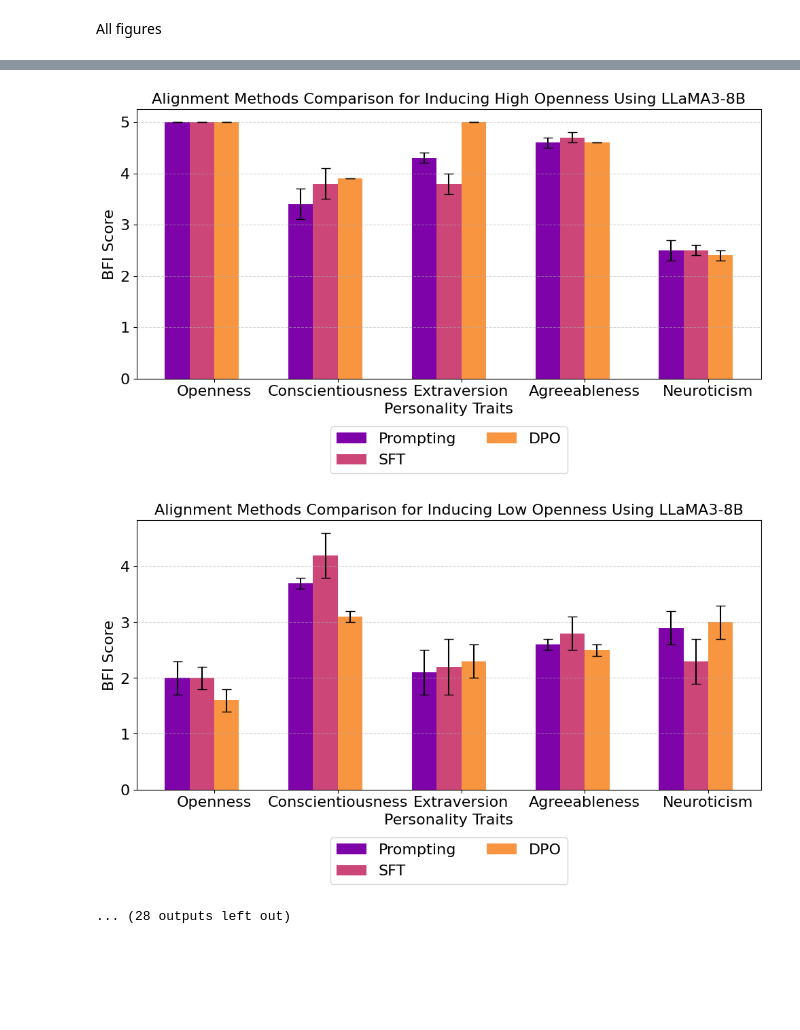
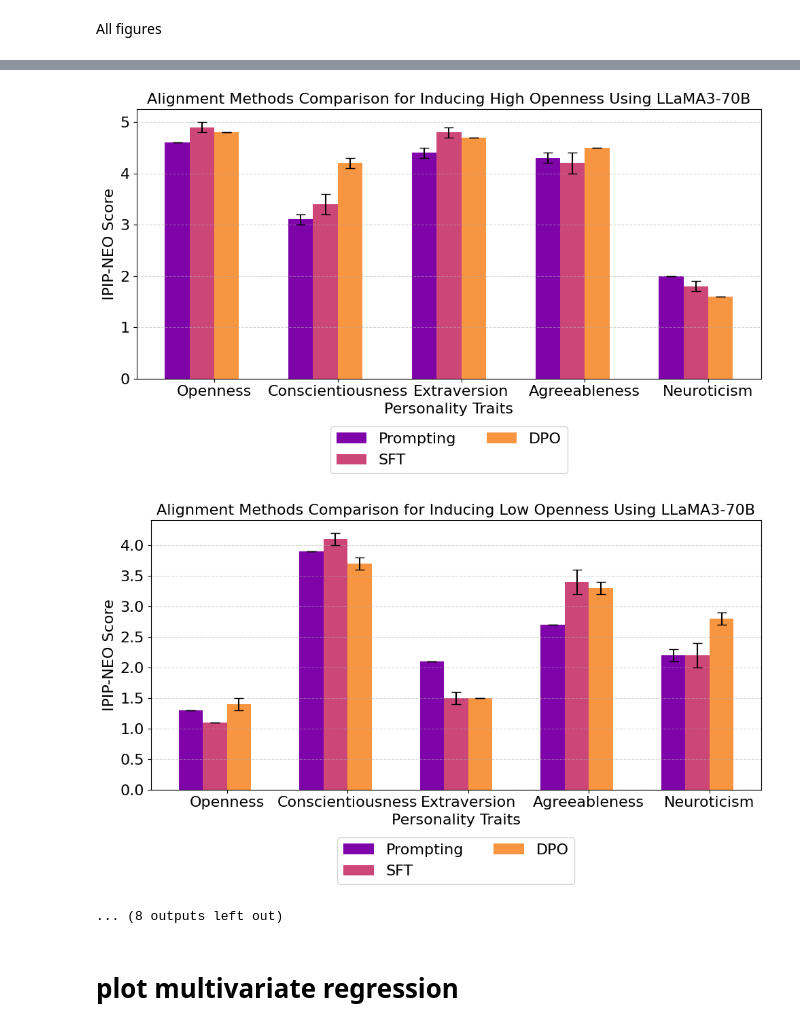
Before and after one commit to wenkai-li/llm_personality, a Jupyter notebook: evaluation/PsychoBench/plot.ipynb, the cells around one changed output, grey strips where cells are left out. Drawn from its saved outputs; the diff is of its cells as text; code cells hidden in the pictures; blank space fills up the shorter version.

```diff
--- a/evaluation/PsychoBench/plot.ipynb
+++ b/evaluation/PsychoBench/plot.ipynb
@@ -243,7 +243,8 @@ def set_ith_char(string, index, new_char):
 
 # Data values for each method
 questionnaires = ["BFI", "IPIP-NEO"]
-models = [("llama3_70b", "LLaMA3-70B"), ("llama3_8b", "LLaMA3-8B")]
+# models = [("llama3_70b", "LLaMA3-70B"), ("llama3_8b", "LLaMA3-8B")]
+models = [("llama3_70b", "LLaMA3-70B")]
 labels = ['Openness', 'Conscientiousness', 'Extraversion', 'Agreeableness', 'Neuroticism']
 description_modes = [(set_ith_char("xxxxx", idx_1, str(idx_2)), f"{level} {label}") for idx_1, label in enumerate(labels) for idx_2, level in enumerate(['High', 'Low'])]
 
@@ -256,14 +257,14 @@ for questionnaire in questionnaires:
             patterns = ['/', '\\', '|', '-']
 
             # crowd_labeled = df.loc[(df['questionnaire'] == questionnaire) & (df['mode_mode'] == 'crowd')][[f"{i}_mean" for i in labels]].values.tolist()[0]
-            prompting_method = df.loc[((df['questionnaire'] == questionnaire) & (df['mode_mode'] == f'prompt_v1_{mode}')) & (df['model'] == model)][[f"{i}_mean" for i in labels]].values.tolist()[0]
-            sft_training = df.loc[((df['questionnaire'] == questionnaire) & (df['mode_mode'] == f'train_{mode}')) & (df['model'] == model)][[f"{i}_mean" for i in labels]].values.tolist()[0]
-            dpo_training = df.loc[((df['questionnaire'] == questionnaire) & (df['mode_mode'] == f'train_dpo_{mode}')) & (df['model'] == model)][[f"{i}_mean" for i in labels]].values.tolist()[0]
+            prompting_method = [float(i.split("$\pm$")[0].strip()) for i in df.loc[((df['questionnaire'] == questionnaire) & (df['mode_mode'] == f'prompt_v1_{mode}')) & (df['model'] == model)][labels].values.tolist()[0]]
+            sft_training = [float(i.split("$\pm$")[0].strip()) for i in df.loc[((df['questionnaire'] == questionnaire) & (df['mode_mode'] == f'train_{mode}')) & (df['model'] == model)][labels].values.tolist()[0]]
+            dpo_training = [float(i.split("$\pm$")[0].strip()) for i in df.loc[((df['questionnaire'] == questionnaire) & (df['mode_mode'] == f'train_dpo_{mode}')) & (df['model'] == model)][labels].values.tolist()[0]]
 
             # crowd_labeled_std = df.loc[(df['questionnaire'] == questionnaire) & (df['mode_mode'] == 'crowd')][[f"{i}_std" for i in labels]].values.tolist()[0]
-            prompting_method_std = df.loc[((df['questionnaire'] == questionnaire) & (df['mode_mode'] == f'prompt_v1_{mode}')) & (df['model'] == model)][[f"{i}_std" for i in labels]].values.tolist()[0]
-            sft_training_std = df.loc[((df['questionnaire'] == questionnaire) & (df['mode_mode'] == f'train_{mode}')) & (df['model'] == model)][[f"{i}_std" for i in labels]].values.tolist()[0]
-            dpo_training_std = df.loc[((df['questionnaire'] == questionnaire) & (df['mode_mode'] == f'train_dpo_{mode}')) & (df['model'] == model)][[f"{i}_std" for i in labels]].values.tolist()[0]
+            prompting_method_std = [float(i.split("$\pm$")[-1].strip()) for i in df.loc[((df['questionnaire'] == questionnaire) & (df['mode_mode'] == f'prompt_v1_{mode}')) & (df['model'] == model)][labels].values.tolist()[0]]
+            sft_training_std = [float(i.split("$\pm$")[-1].strip()) for i in df.loc[((df['questionnaire'] == questionnaire) & (df['mode_mode'] == f'train_{mode}')) & (df['model'] == model)][labels].values.tolist()[0]]
+            dpo_training_std = [float(i.split("$\pm$")[-1].strip()) for i in df.loc[((df['questionnaire'] == questionnaire) & (df['mode_mode'] == f'train_dpo_{mode}')) & (df['model'] == model)][labels].values.tolist()[0]]
 
             # Grouping data for plotting
             data = [prompting_method, sft_training, dpo_training]
@@ -274,33 +275,35 @@ for questionnaire in questionnaires:
 
             # Plotting
             plt.figure(figsize=(10, 6))
             for i, (values, std) in enumerate(zip(data, data_std)):
                 plt.bar(x + i * bar_width, values, yerr=std, capsize=5, width=bar_width, label=bar_labels[i], color=colors[(i+1) % len(colors)])
 
             # Customizing plot
             plt.xlabel('Personality Traits', fontsize=16)
             plt.ylabel(f'{questionnaire} Score', fontsize=16)
             plt.xticks(x + bar_width * 1.5, labels, fontsize=16)  # Center ticks on groups
             plt.yticks(fontsize=16)
             plt.title(f'Alignment Methods Comparison for Inducing {description} Using {model_abbr}', fontsize=16)
             plt.legend(fontsize=16, loc='upper center', bbox_to_anchor=(0.5, -0.15), ncol=2)
             plt.grid(axis='y', linestyle='--', alpha=0.5)
 
             # Display the plot
             plt.tight_layout()
             # plt.show()
             plt.savefig(f"stats/plots/alignment_v1/{questionnaire}_{model}_{'_'.join(description.lower().split())}.pdf", bbox_inches='tight')
 # %% [output]
 [figure]
 [figure]
 [figure]
 [figure]
 [figure]
 [figure]
 [figure]
 [figure]
 [figure]
 [figure]
-[figure, old version]
+[figure, new version]
-[figure, old version]
+[figure, new version]
-... (28 outputs left out)
+... (8 outputs left out)
+# %% [markdown]
+# plot multivariate regression
```
Also changed, not shown: parts of 6 cells of this notebook.
